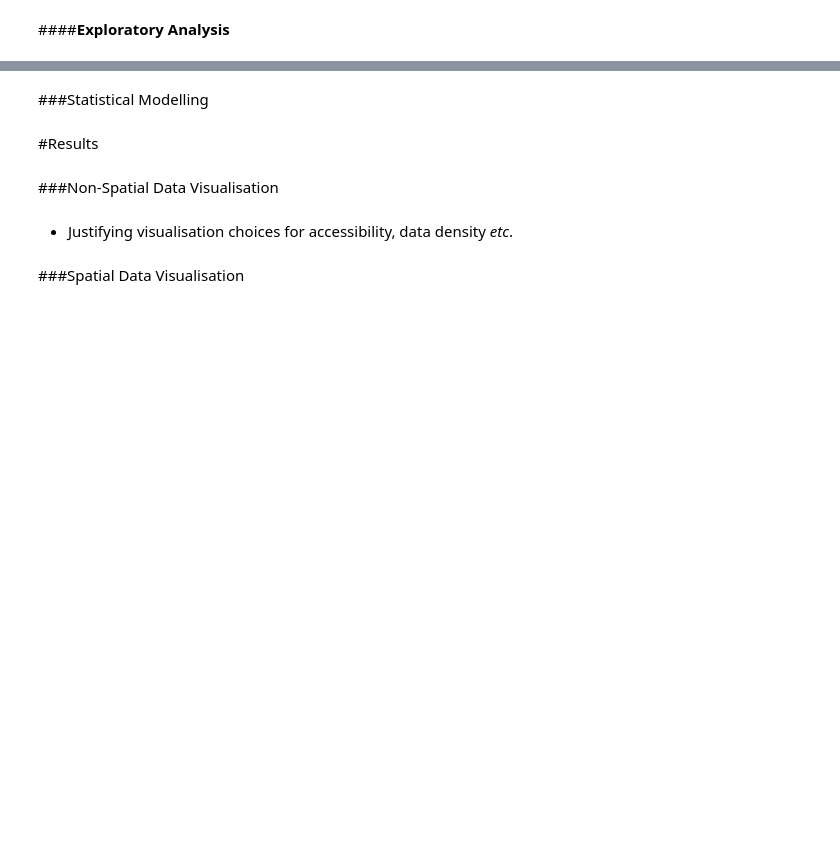
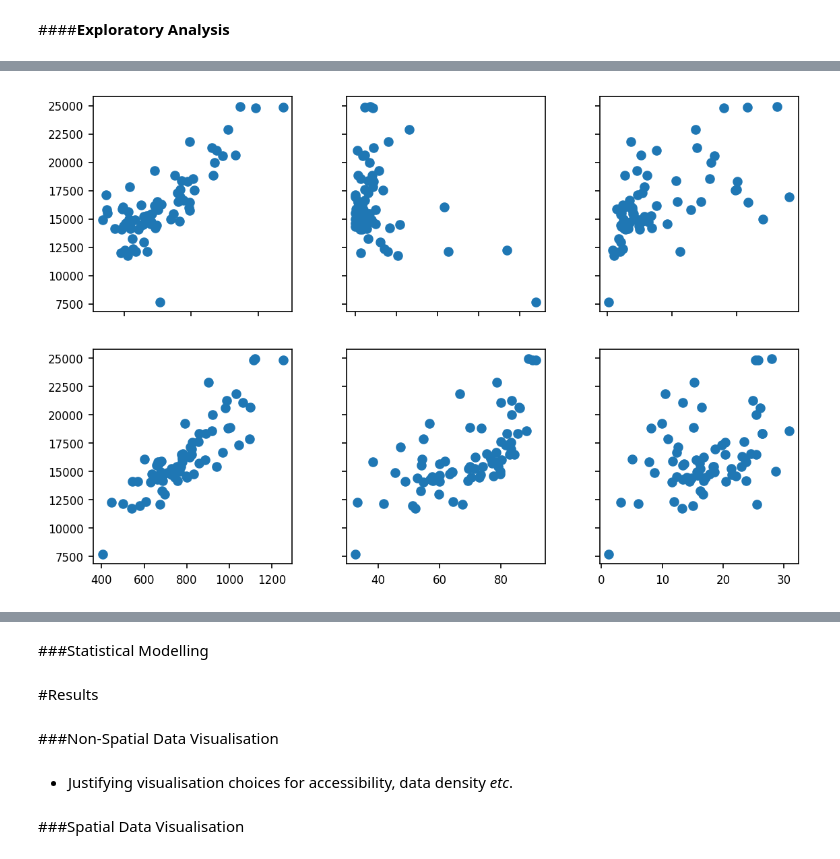
Before and after one commit to jwsn8667/GEOG5003M, a Jupyter notebook: GEOG5003_A2_201913950.ipynb, the cells around one changed output, grey strips where cells are left out. Saved outputs shown, nothing was run; the diff lists cells and outputs as text; code cells hidden in the pictures; blank space fills up the shorter version.

```diff
--- a/GEOG5003_A2_201913950.ipynb
+++ b/GEOG5003_A2_201913950.ipynb
@@ -356,0 +358,4 @@ Corr_Matrix
+# %%
+Model_Variables = pd.concat([Sheff_HholdsEnergy,Explanatory_Variables], axis=1).drop(columns=['PercentOwnerOccupied'])
+
+Model_Variables.head()
@@ -356,0 +369,31 @@ Corr_Matrix
+# %%
+# @title
+## Correlation between candidate explanatory variables and the outcome variable
+
+y = Model_Variables['EnergyConsumptionPerHousehold(kWh)']
+
+fig = plt.figure(figsize=[9,6])
+
+gs = fig.add_gridspec(2, 3, hspace=0.175, wspace=0.275)
+
+axs = gs.subplots()
+
+axs[0, 0].scatter(Model_Variables['Net annual income after housing costs (£)'], y)
+
+axs[0, 1].scatter(Model_Variables['PercentNotGas'], y)
+
+axs[0, 2].scatter(Model_Variables['PercentDetached'], y)
+
+axs[1, 0].scatter(Model_Variables['Median estimated energy cost (£)'], y)
+
+axs[1, 1].scatter(Model_Variables['PercentOverOccupied'], y)
+
+axs[1, 2].scatter(Model_Variables['PercentOver65'], y)
+
+for ax in fig.get_axes():
+    ax.tick_params(axis='both', labelsize=8)
+    ax.label_outer()
+
+fig.set_dpi(150)
+# %% [output]
+[figure, added]
```
Also changed, not shown: parts of 6 cells of this notebook.
